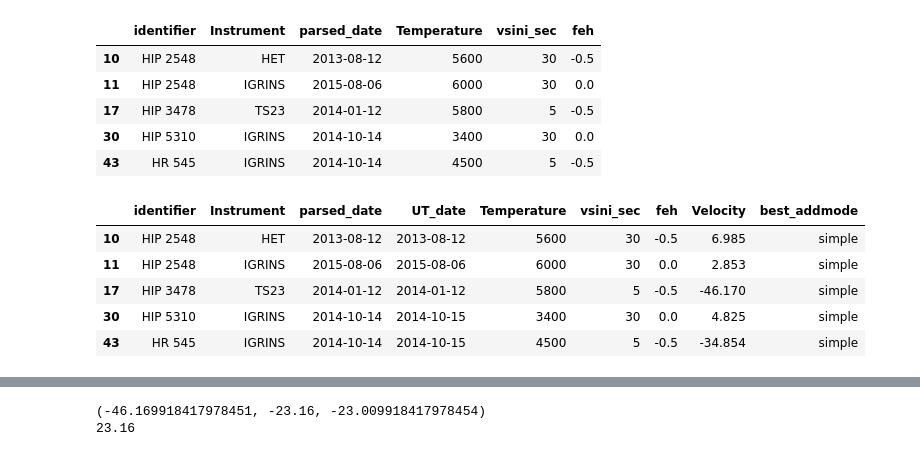
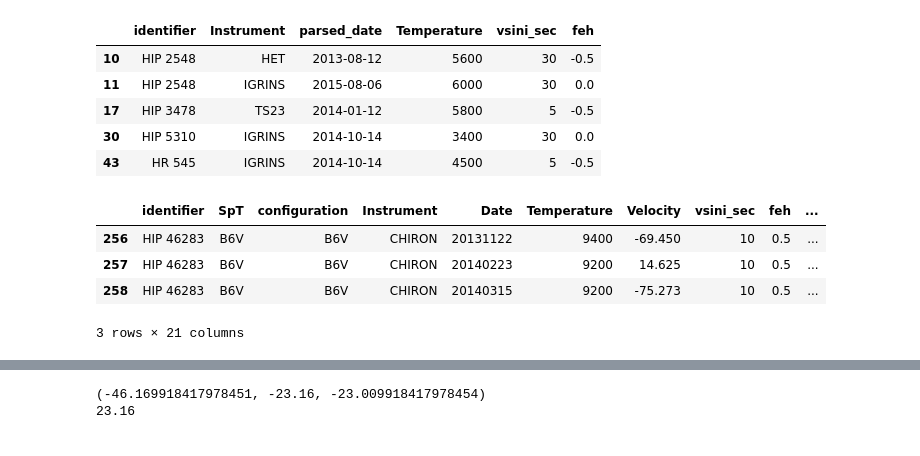
Before and after one commit to kgullikson88/BinaryInference, a Jupyter notebook: CompileCompanionData.ipynb, the cells around one changed output, grey strips where cells are left out. Saved outputs shown, nothing was run; the diff lists cells and outputs as text; code cells hidden in the pictures.

```diff
--- a/CompileCompanionData.ipynb
+++ b/CompileCompanionData.ipynb
@@ -56,5 +60,5 @@ detections.loc[detections.identifier == 'HIP 52678', ['Date', 'Temperature', 'vs
 import Analyze_CCF
 reload(Analyze_CCF)
 reload(HDF5_Helpers)
-interface = HDF5_Helpers.Full_CCF_Interface(cache=True, update_cache=False,
+interface = HDF5_Helpers.Full_CCF_Interface(cache=False, update_cache=False,
                                             cache_fname='/home/kgullikson/.PythonModules/CCF_metadata.csv')
@@ -63,6 +65,6 @@ INFO:root:Reading pre-made cache from /home/kgullikson/.PythonModules/CCF_metada
 # %%
 pd.set_option('max_colwidth',400)
-starname, date, inst, addmode = 'HIP 52678', '2014-03-31', 'CHIRON', 'simple'
+starname, date, inst, addmode = 'HIP 46283', '2013-11-22', 'CHIRON', 'simple'
 interface.get_measured_temperature(starname=starname, date=date, instrument=inst,
-                                   Tmax=5100, addmode=addmode, feh=-0.5, vsini=10)
+                                   Tmax=9400, addmode=addmode, feh=-0.5, vsini=10)
 # %% [output]
@@ -125,7 +108,3 @@ cols = [u'identifier', u'SpT', u'configuration', u'Instrument', u'Date', u'Tempe
         u'Imaging_Detecton', u'addmode', u'parsed_date', u'Tmeas', u'Tmeas_err']
 detections[cols].to_csv('/home/kgullikson/School/Research/BinaryInference/Companion_Data.csv',
                         encoding='utf-8', sep='|')
-# %%
-import datetime
-t = datetime.datetime(2014, 3, 31) + datetime.timedelta(-1)
-t.year, t.month, t.day
@@ -273,14 +234,14 @@ def get_true_date(row):
 
 detections['UT_date'] = detections.apply(get_true_date, axis=1)
 # %%
-detections[['identifier', 'Instrument', 'parsed_date', 'UT_date', 'Temperature', 'vsini_sec', 'feh', 'Velocity', 'best_addmode']].head()
+#detections[['identifier', 'Instrument', 'parsed_date', 'UT_date', 'Temperature', 'vsini_sec', 'feh', 'Velocity', 'best_addmode']].head()
+detections.loc[detections.identifier == 'HIP 46283']
 # %% [output]
-|  | identifier | Instrument | parsed_date | UT_date | Temperature | vsini_sec | feh | Velocity | best_addmode |
-| 10 | HIP 2548 | HET | 2013-08-12 | 2013-08-12 | 5600 | 30 | -0.5 | 6.985 | simple |
-| 11 | HIP 2548 | IGRINS | 2015-08-06 | 2015-08-06 | 6000 | 30 | 0.0 | 2.853 | simple |
-| 17 | HIP 3478 | TS23 | 2014-01-12 | 2014-01-12 | 5800 | 5 | -0.5 | -46.170 | simple |
-| 30 | HIP 5310 | IGRINS | 2014-10-14 | 2014-10-15 | 3400 | 30 | 0.0 | 4.825 | simple |
-| 43 | HR 545 | IGRINS | 2014-10-14 | 2014-10-15 | 4500 | 5 | -0.5 | -34.854 | simple |
+|  | identifier | SpT | configuration | Instrument | Date | Temperature | Velocity | vsini_sec | feh | ... |
+| 256 | HIP 46283 | B6V | B6V | CHIRON | 20131122 | 9400 | -69.450 | 10 | 0.5 | ... |
+| 257 | HIP 46283 | B6V | B6V | CHIRON | 20140223 | 9200 | 14.625 | 10 | 0.5 | ... |
+| 258 | HIP 46283 | B6V | B6V | CHIRON | 20140315 | 9200 | -75.273 | 10 | 0.5 | ... |
+3 rows × 21 columns
 # %%
 home = os.environ['HOME']
 instrument_dirs = dict(TS23='{}/School/Research/McDonaldData'.format(home),
```
Also changed, not shown: parts of 27 cells of this notebook, 3 other files.
